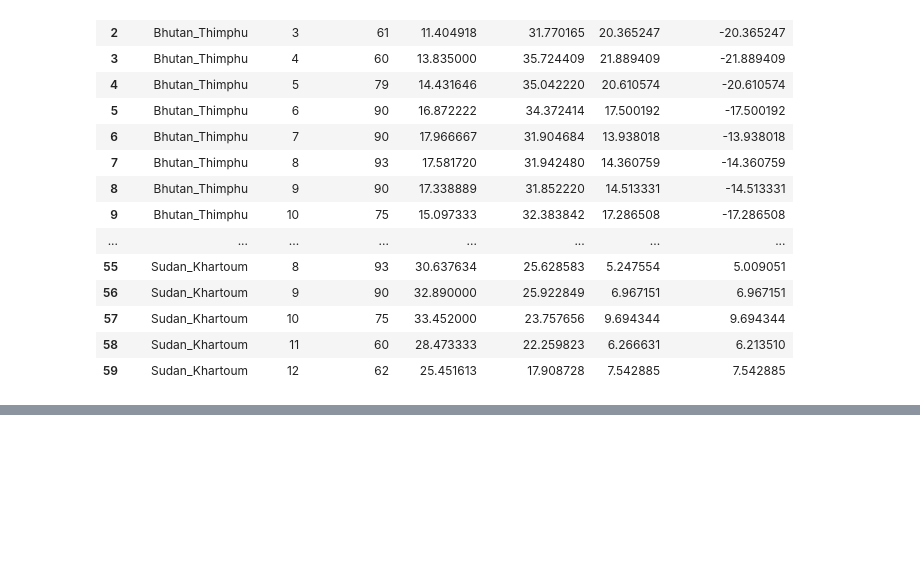
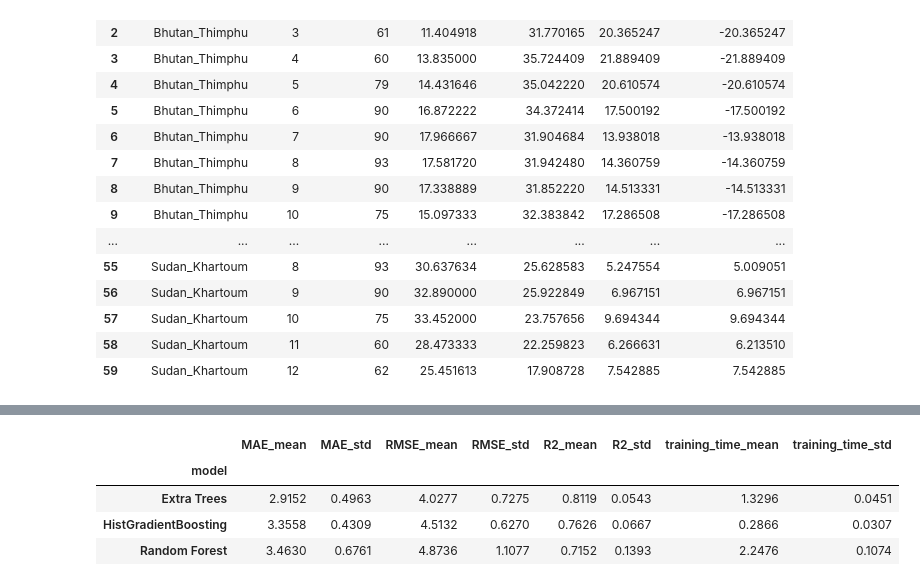
Before and after one commit to MosabOs/climate-geospatial-ml, a Jupyter notebook: notebooks/06_model_improvement.ipynb, the cells around one changed output, grey strips where cells are left out. Cells and saved outputs as stored; diff of their text form; code cells hidden in the pictures; blank space fills up the shorter version.

```diff
--- a/notebooks/06_model_improvement.ipynb
+++ b/notebooks/06_model_improvement.ipynb
@@ -1261,0 +1587,27 @@ display(
+# %%
+
+model_summary = (
+    comparison_results_df
+    .groupby("model")
+    .agg({
+        "MAE": ["mean", "std"],
+        "RMSE": ["mean", "std"],
+        "R2": ["mean", "std"],
+        "training_time": ["mean", "std"]
+    })
+)
+
+model_summary.columns = [
+    f"{metric}_{stat}"
+    for metric, stat in model_summary.columns
+]
+
+model_summary = model_summary.sort_values("MAE_mean")
+
+display(model_summary.round(4))
+# %% [output]
+|  | MAE_mean | MAE_std | RMSE_mean | RMSE_std | R2_mean | R2_std | training_time_mean | training_time_std |
+| model |  |  |  |  |  |  |  |  |
+| Extra Trees | 2.9152 | 0.4963 | 4.0277 | 0.7275 | 0.8119 | 0.0543 | 1.3296 | 0.0451 |
+| HistGradientBoosting | 3.3558 | 0.4309 | 4.5132 | 0.6270 | 0.7626 | 0.0667 | 0.2866 | 0.0307 |
+| Random Forest | 3.4630 | 0.6761 | 4.8736 | 1.1077 | 0.7152 | 0.1393 | 2.2476 | 0.1074 |
```
Also changed, not shown: parts of 46 cells of this notebook.
